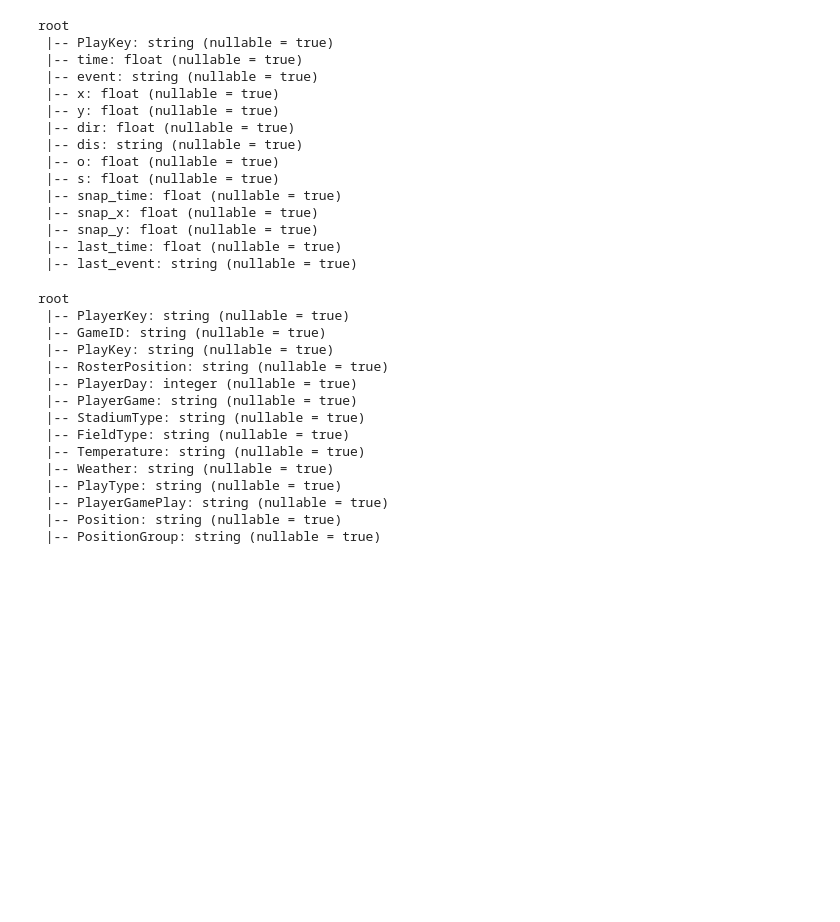
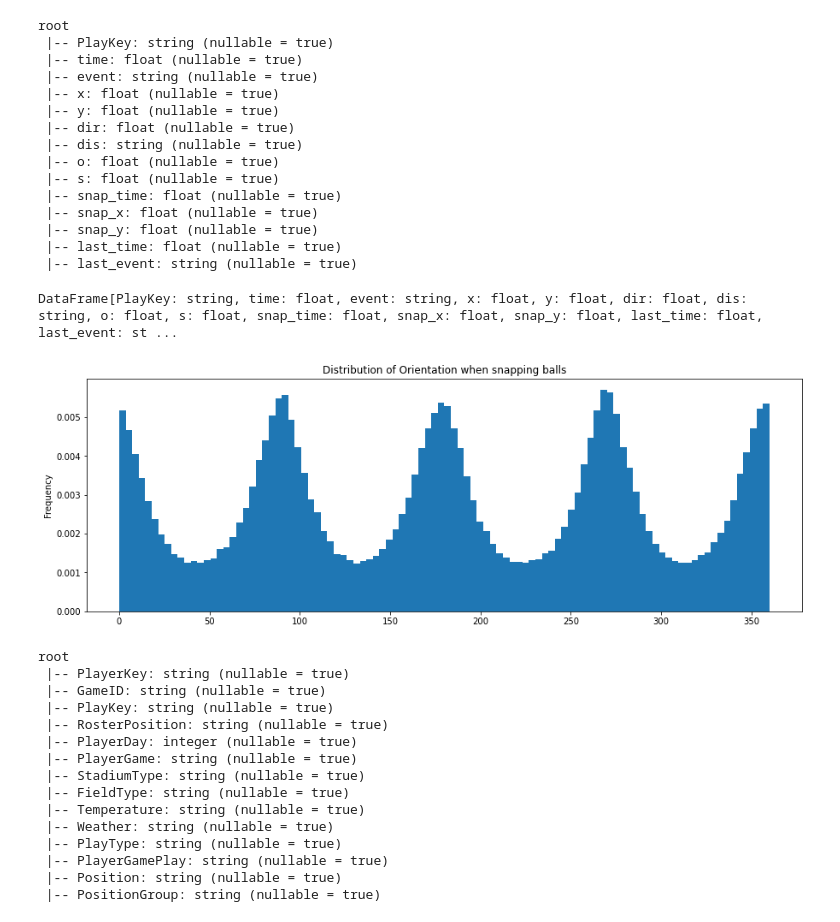
Before and after one commit to cwingho/NFL_Analytics, a Jupyter notebook: brian/play_track_data_analysis.ipynb, the cells around one changed output. Cells and saved outputs as stored; diff of their text form; code cells hidden in the pictures; blank space fills up the shorter version.

```diff
--- a/brian/play_track_data_analysis.ipynb
+++ b/brian/play_track_data_analysis.ipynb
@@ -120,4 +121,6 @@ root
 # %%
 # save tracks into memory
 # only record the time from the start of first event-1 to the end of last event+1
-# tracks.persist(StorageLevel.MEMORY_ONLY)
+tracks.persist(StorageLevel.MEMORY_ONLY)
+# %% [output]
+DataFrame[PlayKey: string, time: float, event: string, x: float, y: float, dir: float, dis: string, o: float, s: float, snap_time: float, snap_x: float, snap_y: float, last_time: float, last_event: st ...
@@ -124,3 +129,12 @@ root
+# %%
+pd['o'].plot(kind='hist',
+             bins=100,
+             figsize=(15, 5),
+             density=True,
+             title='Distribution of Orientation when snapping balls')
+plt.savefig('../out/o_hist.png')
+# %% [output]
+[figure, added]
 # %%
 # tracks.show()
 # print(tracks.count())
```
Also changed, not shown: parts of 6 cells of this notebook, 2 other files.
